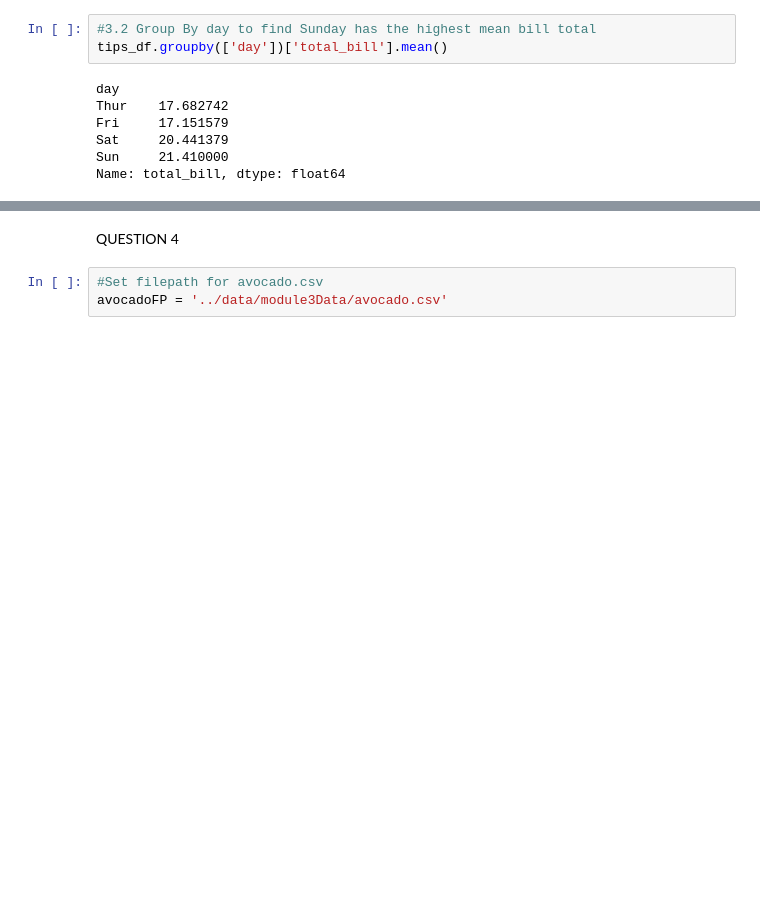
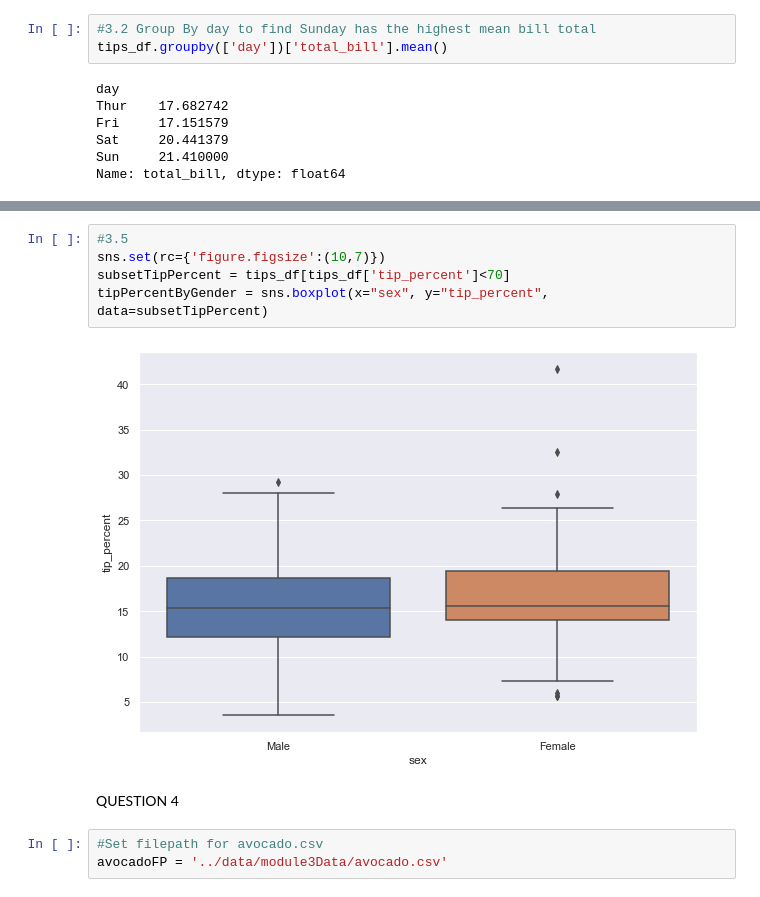
Before and after one commit to ivan-usd/refactored-octo-journey, a Jupyter notebook: notebooks/module3.ipynb, the cells around one changed output, grey strips where cells are left out. Cells and saved outputs as stored; diff of their text form; blank space fills up the shorter version.

```diff
--- a/notebooks/module3.ipynb
+++ b/notebooks/module3.ipynb
@@ -167,3 +171,10 @@ Categories (2, object): ['Yes', 'No']
+# %%
+#3.5
+sns.set(rc={'figure.figsize':(10,7)})
+subsetTipPercent = tips_df[tips_df['tip_percent']<70]
+tipPercentByGender = sns.boxplot(x="sex", y="tip_percent", data=subsetTipPercent)
+# %% [output]
+[figure, added]
 # %% [markdown]
 QUESTION 4
 # %%
```
Also changed, not shown: parts of 11 cells of this notebook.
